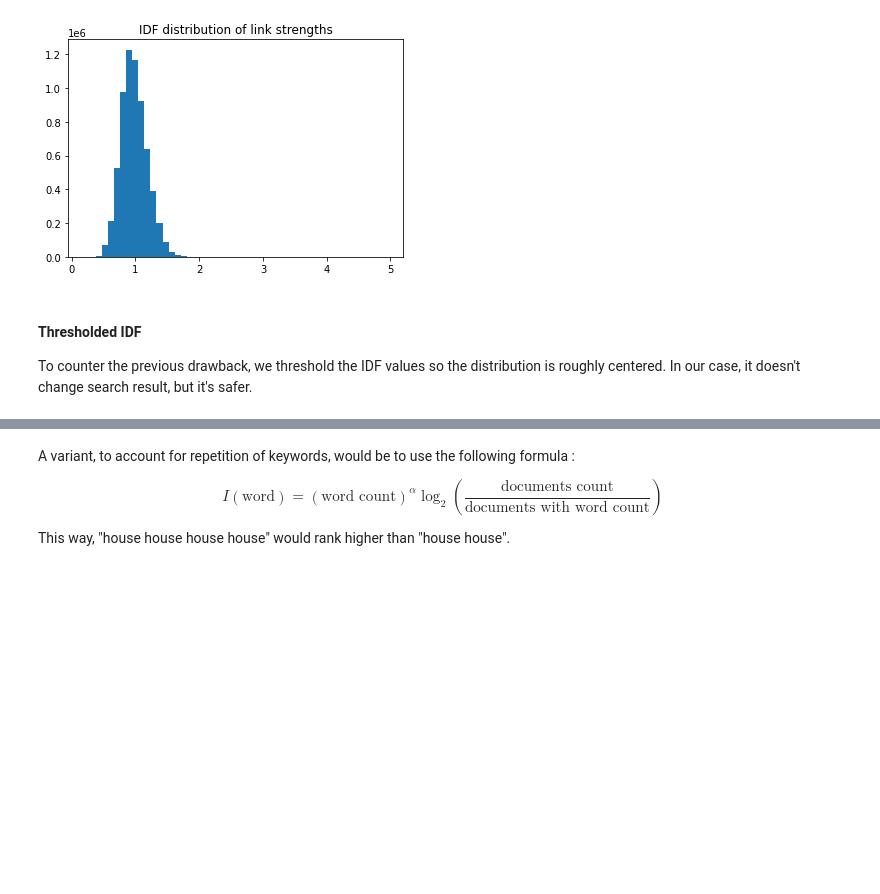
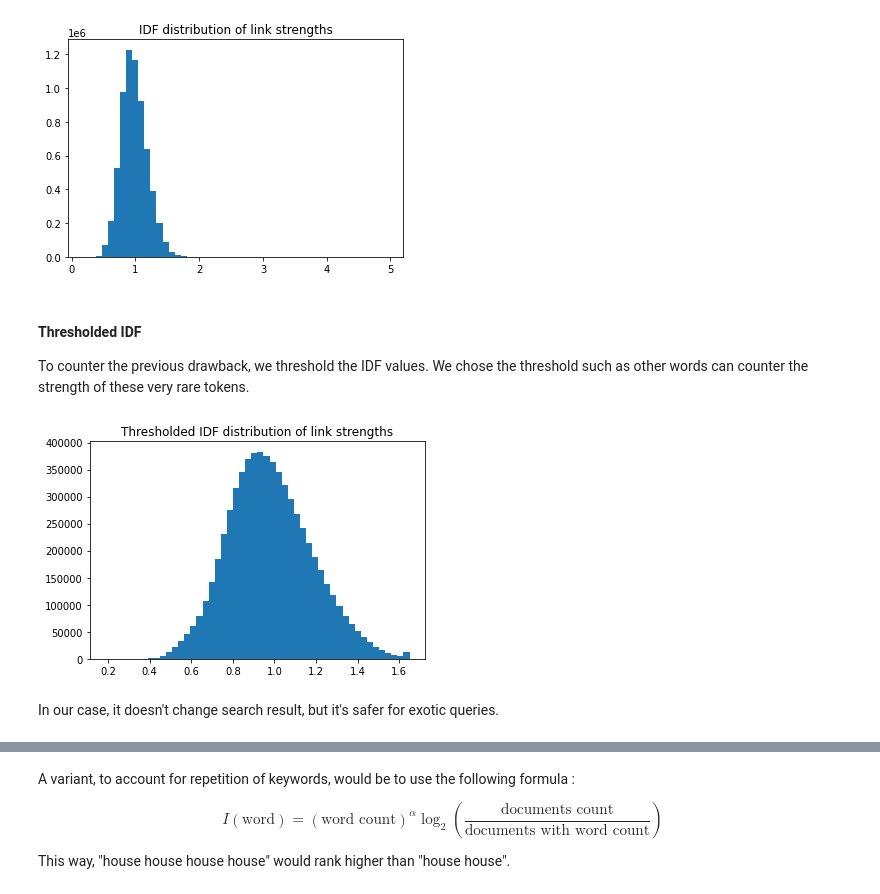
Before and after one commit to oulianov/explorative-search, a Jupyter notebook: graph-search.ipynb, the cells around one changed output, grey strips where cells are left out. Saved outputs shown, nothing was run; the diff lists cells and outputs as text; code cells hidden in the pictures; blank space fills up the shorter version.

```diff
--- a/graph-search.ipynb
+++ b/graph-search.ipynb
@@ -522,7 +522,20 @@ plt.show()
 [figure]
 [figure]
 [figure]
+# %% [markdown]
+#### Thresholded IDF
+
+To counter the previous drawback, we threshold the IDF values. We chose the threshold such as other words can counter the strength of these very rare tokens.
+# %%
+threshold = 1.65
+
+adjacency_idf_thresh = adjacency_idf.copy()
+adjacency_idf_thresh.data[adjacency_idf.data > threshold] = threshold
+
+plt.hist(adjacency_idf_thresh.data, bins=50)
+plt.title('Thresholded IDF distribution of link strengths')
+plt.show()
+# %% [output]
+[figure, added]
 # %% [markdown]
-#### Thresholded IDF
-
-To counter the previous drawback, we threshold the IDF values so the distribution is roughly centered. In our case, it doesn't change search result, but it's safer.
+In our case, it doesn't change search result, but it's safer for exotic queries.
```
Also changed, not shown: parts of 3 cells of this notebook.
